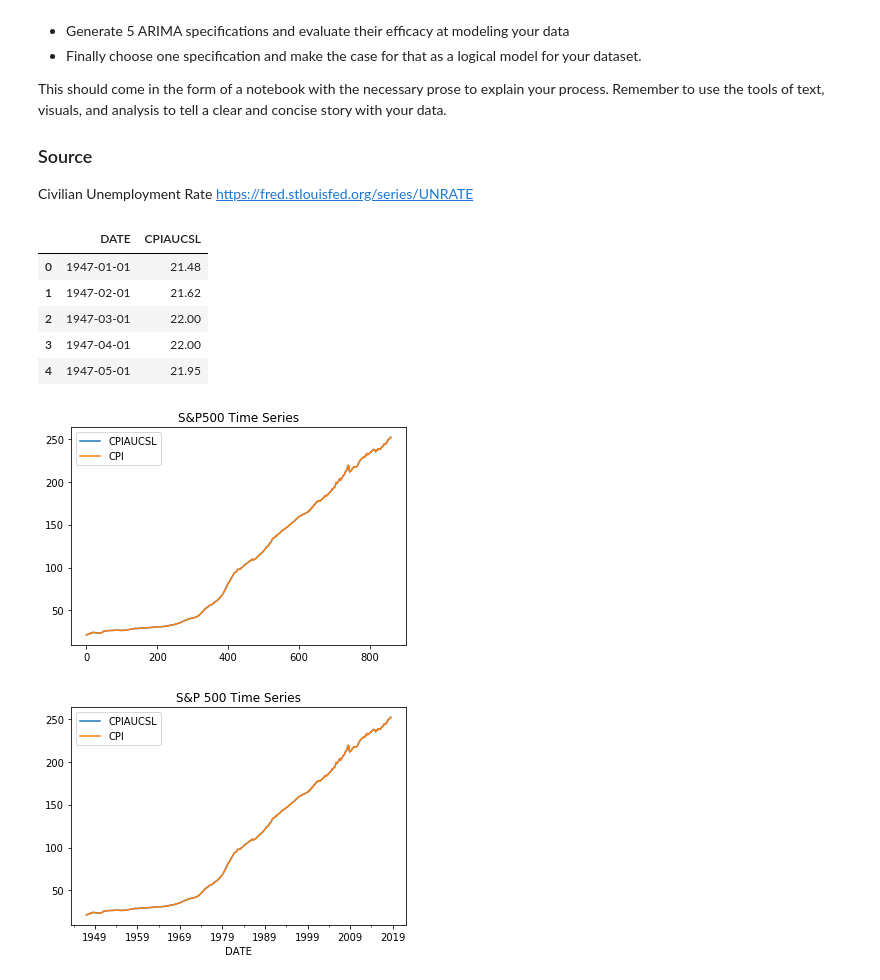
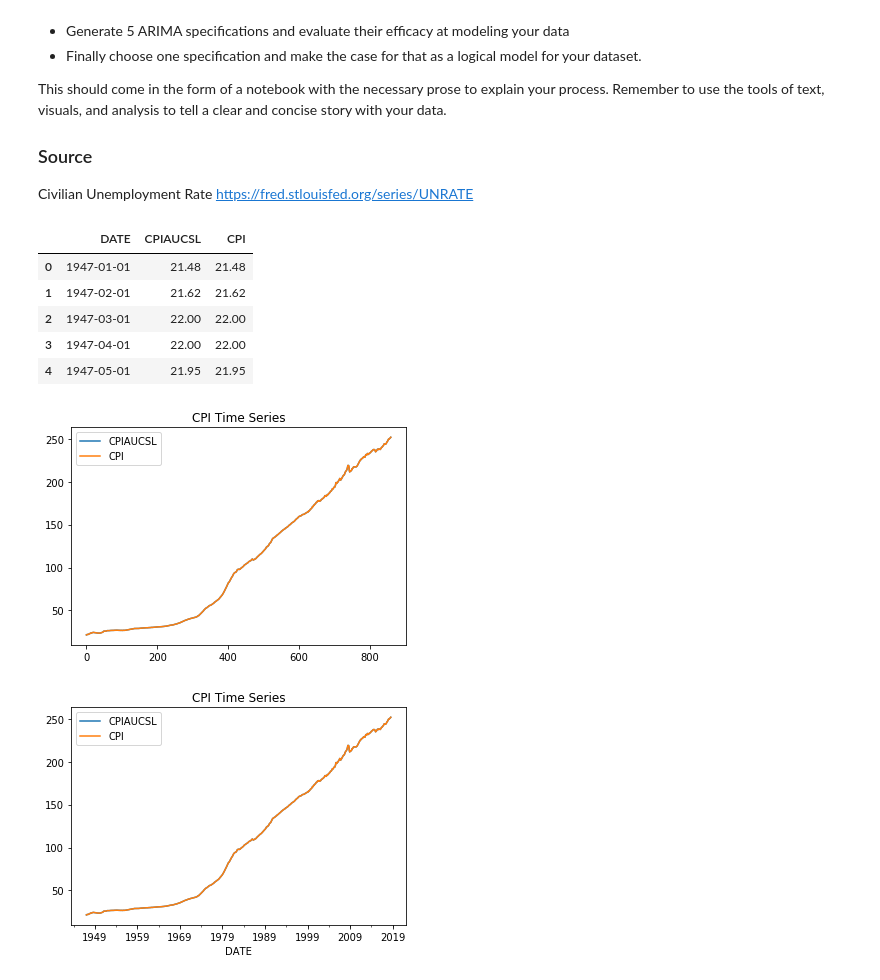
Before and after one commit to mhuh22/Thinkful, a Jupyter notebook: Bootcamp/Unit 6/Lesson 1- Time Series/Challenge 6.1.6. Time Series Analysis - CPI.ipynb, the cells around one changed output. Drawn from its saved outputs; the diff is of its cells as text; code cells hidden in the pictures.

```diff
--- a/Bootcamp/Unit 6/Lesson 1- Time Series/Challenge 6.1.6. Time Series Analysis - CPI.ipynb
+++ b/Bootcamp/Unit 6/Lesson 1- Time Series/Challenge 6.1.6. Time Series Analysis - CPI.ipynb
@@ -22,33 +22,33 @@ import matplotlib.pyplot as plt
 from scipy.optimize import leastsq
 %matplotlib inline
 # %%
-employ_data = pd.read_csv('CPIAUCSL.csv')
+data = pd.read_csv('CPIAUCSL.csv')
 
 # Convert exchange rate to a number, with coersion to throw NA's if conversion not possible
-employ_data['CPI'] = pd.to_numeric(employ_data.CPIAUCSL, errors='coerce')
+data['CPI'] = pd.to_numeric(data.CPIAUCSL, errors='coerce')
 
 # Remove NA's
-employ_data.dropna(inplace=True)
+data.dropna(inplace=True)
 # %%
-employ_data.head()
+data.head()
 # %% [output]
-|  | DATE | CPIAUCSL |
-| 0 | 1947-01-01 | 21.48 |
-| 1 | 1947-02-01 | 21.62 |
-| 2 | 1947-03-01 | 22.00 |
-| 3 | 1947-04-01 | 22.00 |
-| 4 | 1947-05-01 | 21.95 |
+|  | DATE | CPIAUCSL | CPI |
+| 0 | 1947-01-01 | 21.48 | 21.48 |
+| 1 | 1947-02-01 | 21.62 | 21.62 |
+| 2 | 1947-03-01 | 22.00 | 22.00 |
+| 3 | 1947-04-01 | 22.00 | 22.00 |
+| 4 | 1947-05-01 | 21.95 | 21.95 |
 # %%
-employ_data.plot()
-plt.title('S&P500 Time Series')
+data.plot()
+plt.title('CPI Time Series')
 plt.show()
 # %% [output]
-[figure, old version]
+[figure, new version]
 # %%
-employ_data.index = pd.to_datetime(employ_data.DATE)
-employ_data.plot()
-plt.title('S&P 500 Time Series')
+data.index = pd.to_datetime(data.DATE)
+data.plot()
+plt.title('CPI Time Series')
 plt.show()
 # %% [output]
-[figure, old version]
+[figure, new version]
 # %%
```
Also changed, not shown: parts of 15 cells of this notebook.
